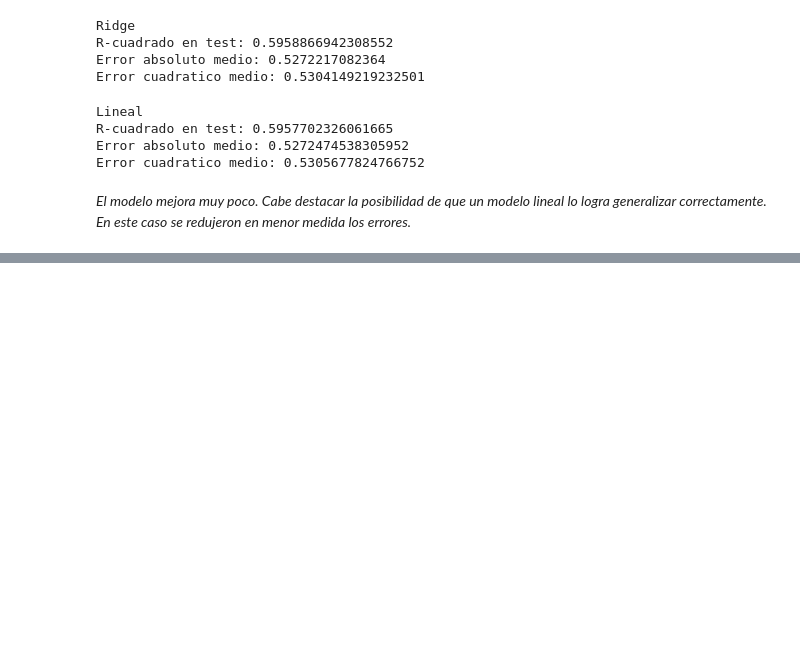
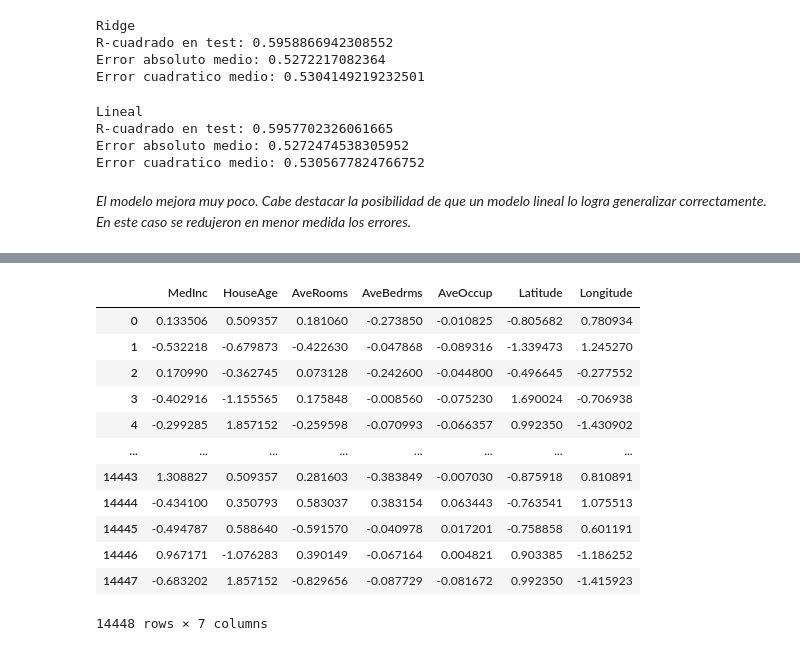
Before and after one commit to brunomaso1/uba-ceia, a Jupyter notebook: ceia-ia/practico/trabajo_practico_2/Trabajo practico 2 - Solucion.ipynb, the cells around one changed output, grey strips where cells are left out. Cells and saved outputs as stored; diff of their text form; code cells hidden in the pictures; blank space fills up the shorter version.

```diff
--- a/ceia-ia/practico/trabajo_practico_2/Trabajo practico 2 - Solucion.ipynb
+++ b/ceia-ia/practico/trabajo_practico_2/Trabajo practico 2 - Solucion.ipynb
@@ -470,0 +476,13 @@ Error cuadratico medio: 0.5305677824766752
+# %%
+# Recuperamos las columnas en X_train_scaled y X_test_scaled
+X_train_scaled = pd.DataFrame(X_train_scaled, columns=X_train.columns)
+X_test_scaled = pd.DataFrame(X_test_scaled, columns=X_test.columns)
+# %%
+regresion = LinearRegression()
+regresion.fit(X_train_scaled, y_train)
+y_pred = regresion.predict(X_train_scaled)
+
+aic, bic = criterion(X_train_scaled, y_train, y_pred)
+
+print(f"AIC inicial es {np.round(aic)}")
+print(f"BIC inicial es {np.round(bic)}")
@@ -470,0 +528,18 @@ Error cuadratico medio: 0.5305677824766752
+# %%
+# Probamos sacar population.
+X_train_scaled.drop('Population', inplace=True, axis=1)
+X_train_scaled
+# %% [output]
+|  | MedInc | HouseAge | AveRooms | AveBedrms | AveOccup | Latitude | Longitude |
+| 0 | 0.133506 | 0.509357 | 0.181060 | -0.273850 | -0.010825 | -0.805682 | 0.780934 |
+| 1 | -0.532218 | -0.679873 | -0.422630 | -0.047868 | -0.089316 | -1.339473 | 1.245270 |
+| 2 | 0.170990 | -0.362745 | 0.073128 | -0.242600 | -0.044800 | -0.496645 | -0.277552 |
+| 3 | -0.402916 | -1.155565 | 0.175848 | -0.008560 | -0.075230 | 1.690024 | -0.706938 |
+| 4 | -0.299285 | 1.857152 | -0.259598 | -0.070993 | -0.066357 | 0.992350 | -1.430902 |
+| ... | ... | ... | ... | ... | ... | ... | ... |
+| 14443 | 1.308827 | 0.509357 | 0.281603 | -0.383849 | -0.007030 | -0.875918 | 0.810891 |
+| 14444 | -0.434100 | 0.350793 | 0.583037 | 0.383154 | 0.063443 | -0.763541 | 1.075513 |
+| 14445 | -0.494787 | 0.588640 | -0.591570 | -0.040978 | 0.017201 | -0.758858 | 0.601191 |
+| 14446 | 0.967171 | -1.076283 | 0.390149 | -0.067164 | 0.004821 | 0.903385 | -1.186252 |
+| 14447 | -0.683202 | 1.857152 | -0.829656 | -0.087729 | -0.081672 | 0.992350 | -1.415923 |
+14448 rows × 7 columns
```
Also changed, not shown: parts of 22 cells of this notebook.
